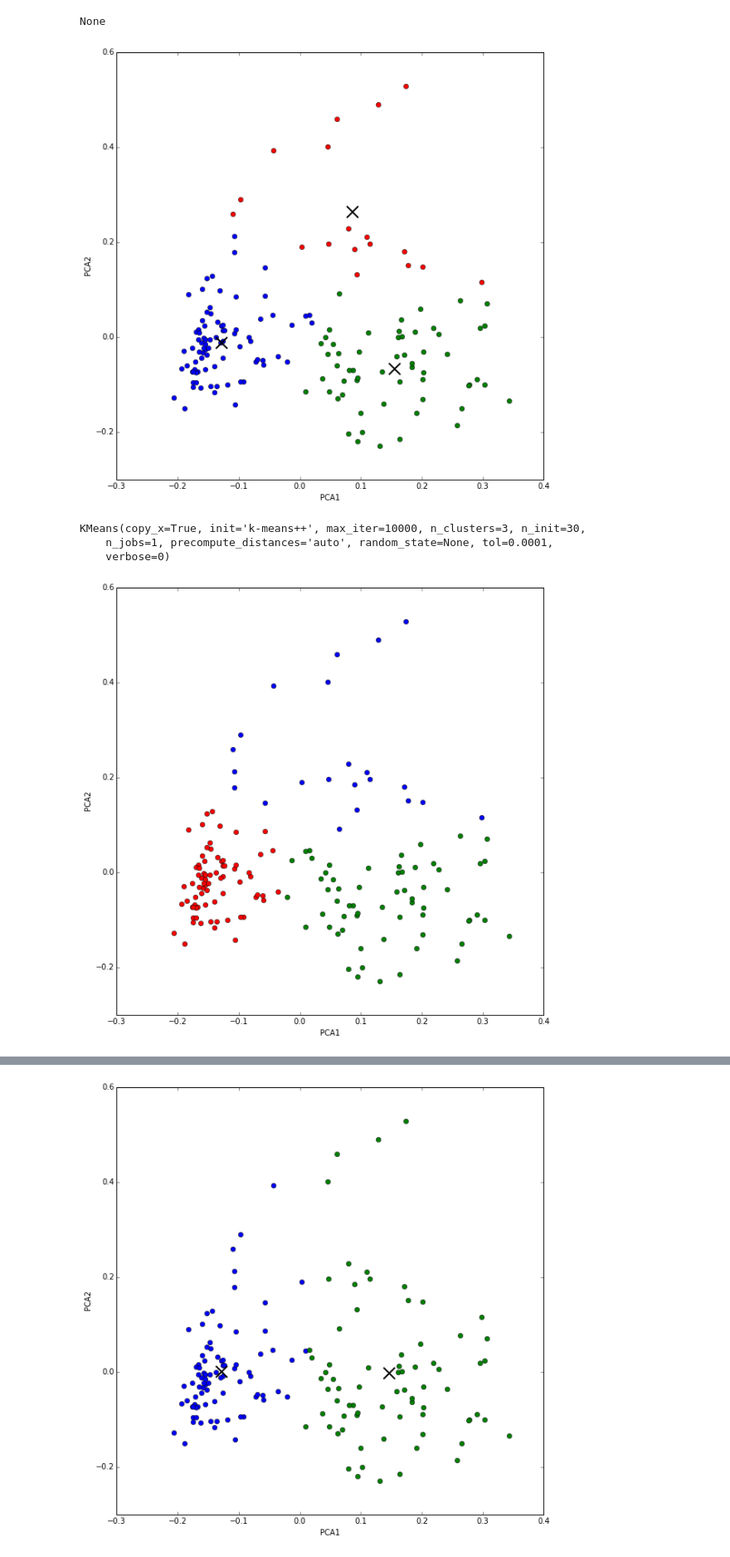
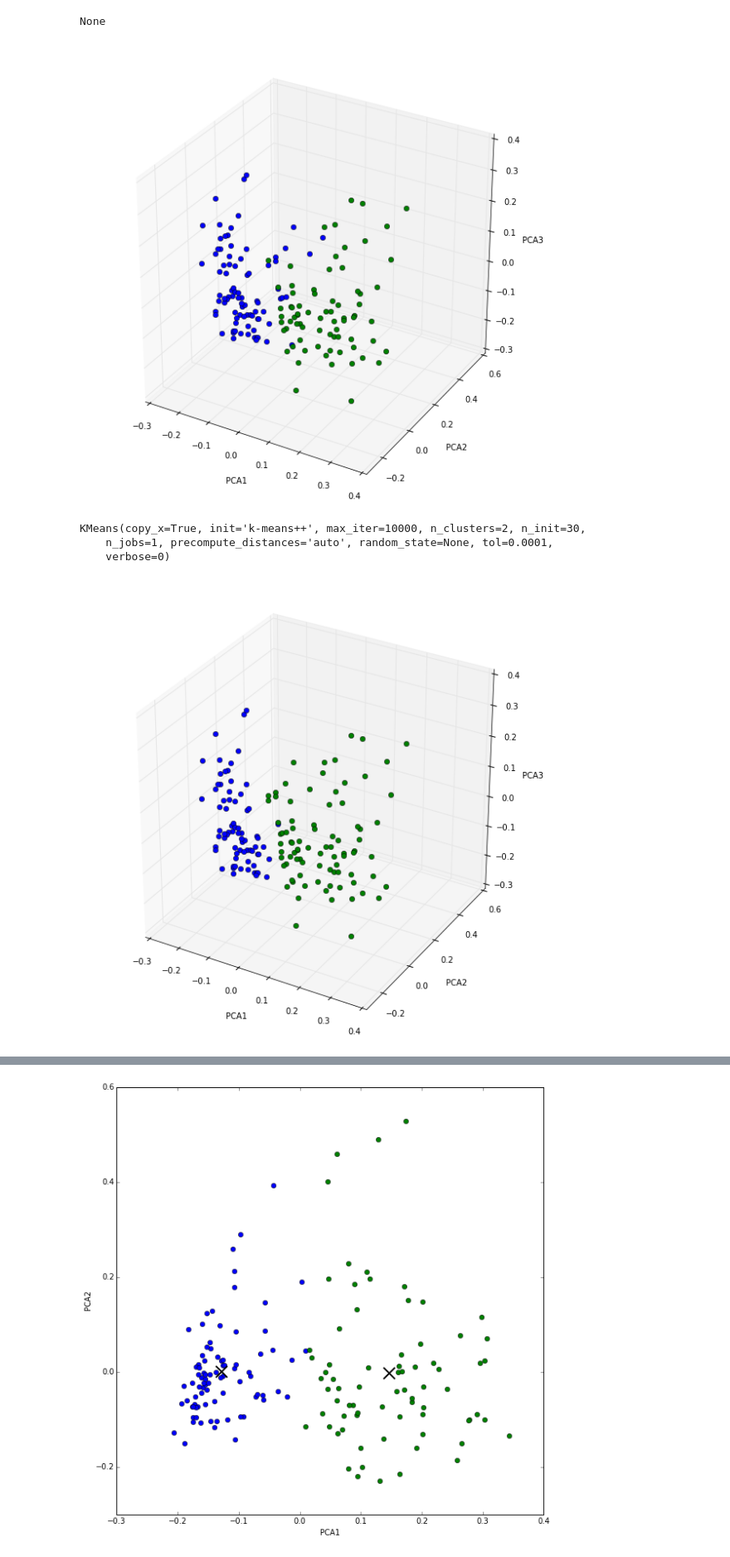
Before and after one commit to dingchaoz/machine_learning, a Jupyter notebook: HW4/Clustering_poem.ipynb, the cells around one changed output, grey strips where cells are left out. Shown at 83% size. Cells and saved outputs as stored; diff of their text form; code cells hidden in the pictures.

Commit message:
add 3d PCA plot

```diff
--- a/HW4/Clustering_poem.ipynb
+++ b/HW4/Clustering_poem.ipynb
@@ -69,18 +70,15 @@ def getKM(X, k):
     kcentroids = km.cluster_centers_
 
     ## plot K-Means
-    plt.figure(figsize=(10, 10))
+    fig = plt.figure(figsize=(10, 10))
+    ax = fig.add_subplot(111, projection='3d')
     for i in range(k):
         # plot data points
         dplt = X[np.where(klabels==i)]
-        plt.plot(dplt[:,0],dplt[:,1],'o')
-
-        # plot centroids
-        lines = plt.plot(kcentroids[i,0],kcentroids[i,1],'kx')
-        plt.setp(lines,ms=15.0)
-        plt.setp(lines,mew=2.0)
-    plt.xlabel('PCA1')
-    plt.ylabel('PCA2')
+        ax.plot(dplt[:,0],dplt[:,1],dplt[:,2],'o')
+    ax.set_xlabel('PCA1')
+    ax.set_ylabel('PCA2')
+    ax.set_zlabel('PCA3')
     plt.show()
     return km
 
@@ -92,13 +90,15 @@ def getGMM(X, k):
     gcovar = gmm.covars_
 
     ## plot GMM
-    plt.figure(figsize=(10, 10))
+    fig = plt.figure(figsize=(10, 10))
+    ax = fig.add_subplot(111, projection='3d')
     for i in range(k):
         # plot data points
         dplt = X[np.where(glabels==i)]
-        plt.plot(dplt[:,0],dplt[:,1],'o')
-    plt.xlabel('PCA1')
-    plt.ylabel('PCA2')
+        plt.plot(dplt[:,0],dplt[:,1],dplt[:,2],'o')
+    ax.set_xlabel('PCA1')
+    ax.set_ylabel('PCA2')
+    ax.set_zlabel('PCA3')
     plt.show()
     return gmm
 
@@ -109,33 +109,35 @@ def getDBS(X):
     dk = dlabels.max()
 
     ## plot DBSCAN
-    plt.figure(figsize=(10, 10))
+    fig = plt.figure(figsize=(10, 10))
+    ax = fig.add_subplot(111, projection='3d')
     for i in range(dk):
         # plot data points
         dplt = X[np.where(dlabels==i)]
-        plt.plot(dplt[:,0],dplt[:,1],'o')
-    plt.xlabel('PCA1')
-    plt.ylabel('PCA2')
+        plt.plot(dplt[:,0],dplt[:,1],dplt[:,2],'o')
+    ax.set_xlabel('PCA1')
+    ax.set_ylabel('PCA2')
+    ax.set_zlabel('PCA3')
     plt.show()
     return dbs
 # %%
 for X in [V, N2, N4]:
     ### PCA
     X = getPCA(X, n=3)
-    k = 3
+    k = 2
 
     ### K-Means cluster
     print(getKM(X,k))
 
     ### GMM with covariance_type = full
     print(getGMM(X,k))
 
     ### DBSCAN
     print(getDBS(X))
 # %% [output]
-[figure, old version]
+[figure, new version]
-KMeans(copy_x=True, init='k-means++', max_iter=10000, n_clusters=3, n_init=30,
+KMeans(copy_x=True, init='k-means++', max_iter=10000, n_clusters=2, n_init=30,
     n_jobs=1, precompute_distances='auto', random_state=None, tol=0.0001,
     verbose=0)
-[figure, old version]
+[figure, new version]
 GMM(covariance_type='full', init_params='wmc', min_covar=0.001,
```
Also changed, not shown: parts of 2 cells of this notebook.
